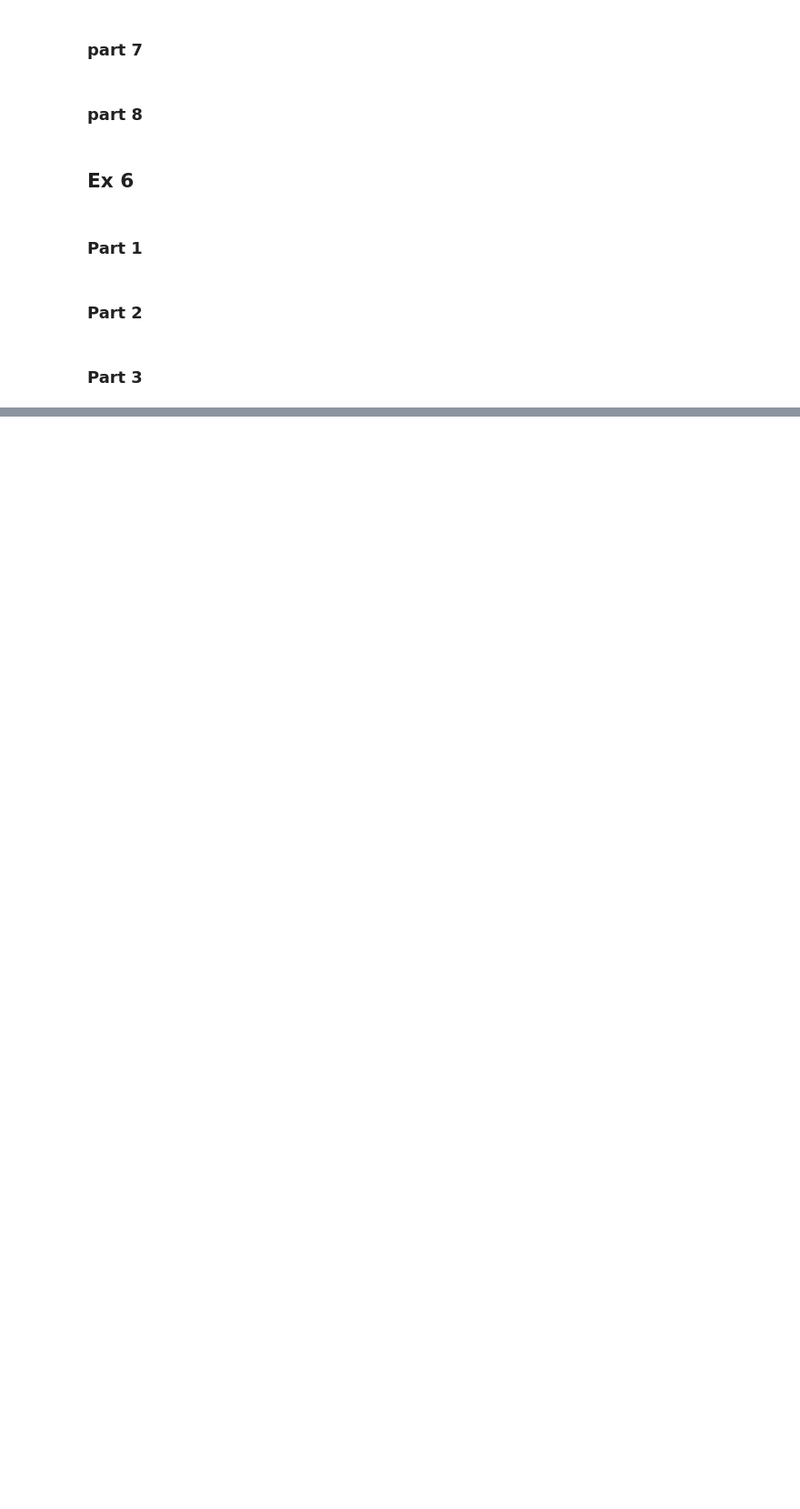
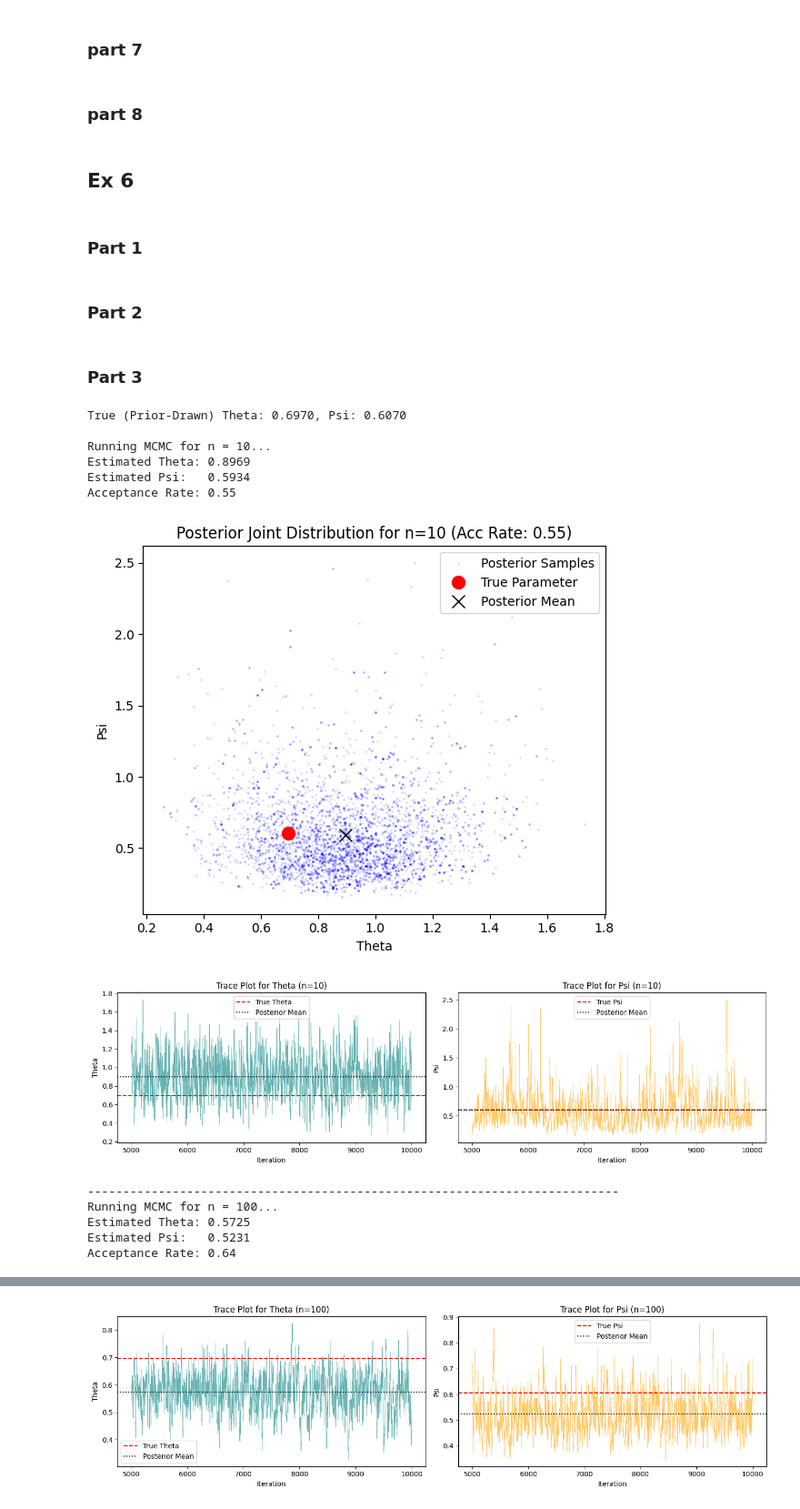
Before and after one commit to markus1573/stokastisk-simulering, a Jupyter notebook: Markus/week1.ipynb, the cells around one changed output, grey strips where cells are left out. Shown at 91% size. Cells and saved outputs as stored; diff of their text form; code cells hidden in the pictures; blank space fills up the shorter version.

```diff
--- a/Markus/week1.ipynb
+++ b/Markus/week1.ipynb
@@ -1973,16 +2037,17 @@ def log_prior(xi, gamma):
     """Log of the standard bivariate normal prior on (Xi, Gamma)"""
     return -0.5 / (1 - rho**2) * (xi**2 - 2*rho*xi*gamma + gamma**2)
 
-def log_likelihood(X, theta, psi):
-    """Log-likelihood simplified using sample mean and variance"""
-    n = len(X)
-    X_bar = np.mean(X)
-    S2 = np.var(X, ddof=1) if n > 1 else 0
+def log_likelihood_fast(n, X_bar, S2, theta, psi):
+    """Log-likelihood simplified using PRE-CALCULATED sample mean and variance"""
     sum_sq = (n - 1) * S2 + n * (X_bar - theta)**2
     return -0.5 * n * np.log(psi) - 0.5 * sum_sq / psi
 
 # (d) Metropolis-Hastings Algorithm over the log-space
 def mh_posterior(X, n_iter=10000):
+    n = len(X)
+    X_bar = np.mean(X)
+    S2 = np.var(X, ddof=1) if n > 1 else 0
+
     chain_xi_gamma = [np.array([0.0, 0.0])] # Start guess at (0,0) in log space
     accepted = 0
 
@@ -1991,13 +2056,13 @@ def mh_posterior(X, n_iter=10000):
         curr_theta, curr_psi = np.exp(curr_xi), np.exp(curr_gamma)
 
         # Random walk proposal in log space
-        step_size = 1 / np.sqrt(len(X))
+        step_size = 1 / np.sqrt(n)
         prop_xi, prop_gamma = chain_xi_gamma[-1] + np.random.normal(0, step_size, 2)
         prop_theta, prop_psi = np.exp(prop_xi), np.exp(prop_gamma)
 
-        # Calculate Log-Posterior = Log-Likelihood + Log-Prior
-        log_p_curr = log_likelihood(X, curr_theta, curr_psi) + log_prior(curr_xi, curr_gamma)
-        log_p_prop = log_likelihood(X, prop_theta, prop_psi) + log_prior(prop_xi, prop_gamma)
+        # Calculate Log-Posterior using the fast likelihood
+        log_p_curr = log_likelihood_fast(n, X_bar, S2, curr_theta, curr_psi) + log_prior(curr_xi, curr_gamma)
+        log_p_prop = log_likelihood_fast(n, X_bar, S2, prop_theta, prop_psi) + log_prior(prop_xi, prop_gamma)
 
         # Accept/Reject
         if np.log(np.random.rand()) < log_p_prop - log_p_curr:
@@ -2033,30 +2098,44 @@ for n in n_vals:
     plt.tight_layout()
     plt.show()
 
     # 2. Create 1D trace plots side-by-side
     fig, axes = plt.subplots(1, 2, figsize=(14, 4))
 
     # x-axis represents the post-burn-in iteration indices (5000 to 20000)
     iterations = np.arange(len(chain)) + 5000
 
     # Trace plot for Theta
     axes[0].plot(iterations, chain[:, 0], color='teal', alpha=0.6, lw=0.5)
     axes[0].axhline(theta_true, color='red', linestyle='--', label='True Theta')
     axes[0].axhline(theta_est, color='black', linestyle=':', label='Posterior Mean')
     axes[0].set_title(f"Trace Plot for Theta (n={n})")
     axes[0].set_xlabel("Iteration")
     axes[0].set_ylabel("Theta")
     axes[0].legend()
 
     # Trace plot for Psi
     axes[1].plot(iterations, chain[:, 1], color='orange', alpha=0.6, lw=0.5)
     axes[1].axhline(psi_true, color='red', linestyle='--', label='True Psi')
     axes[1].axhline(psi_est, color='black', linestyle=':', label='Posterior Mean')
     axes[1].set_title(f"Trace Plot for Psi (n={n})")
     axes[1].set_xlabel("Iteration")
     axes[1].set_ylabel("Psi")
     axes[1].legend()
 
     plt.tight_layout()
     plt.show()
     print("-" * 75)
+# %% [output]
+True (Prior-Drawn) Theta: 0.6970, Psi: 0.6070
+
+Running MCMC for n = 10...
+Estimated Theta: 0.8969
+Estimated Psi:   0.5934
+Acceptance Rate: 0.55
+[figure, added]
+[figure, added]
+---------------------------------------------------------------------------
+Running MCMC for n = 100...
+Estimated Theta: 0.5725
+Estimated Psi:   0.5231
+Acceptance Rate: 0.64
@@ -2062,0 +2143 @@ for n in n_vals:
+[figure, added]
```
Also changed, not shown: parts of 15 cells of this notebook.
